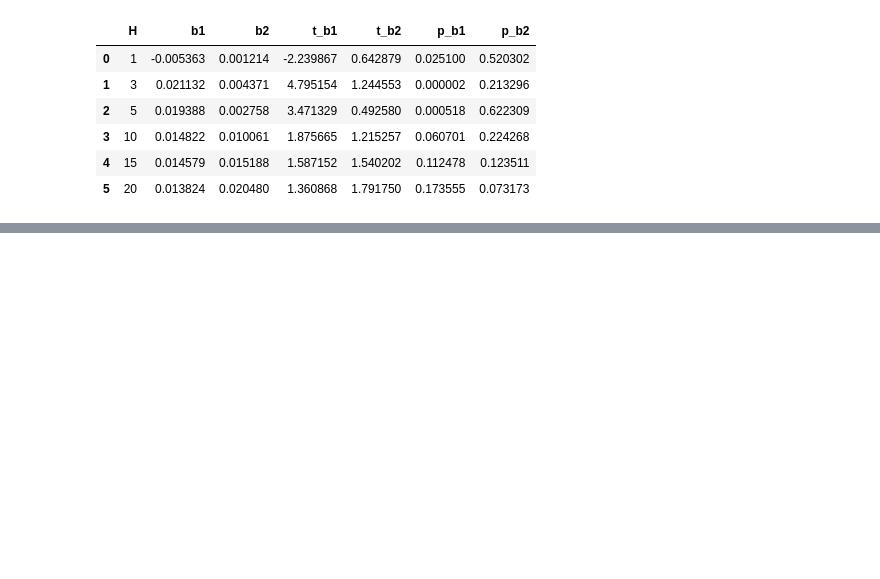
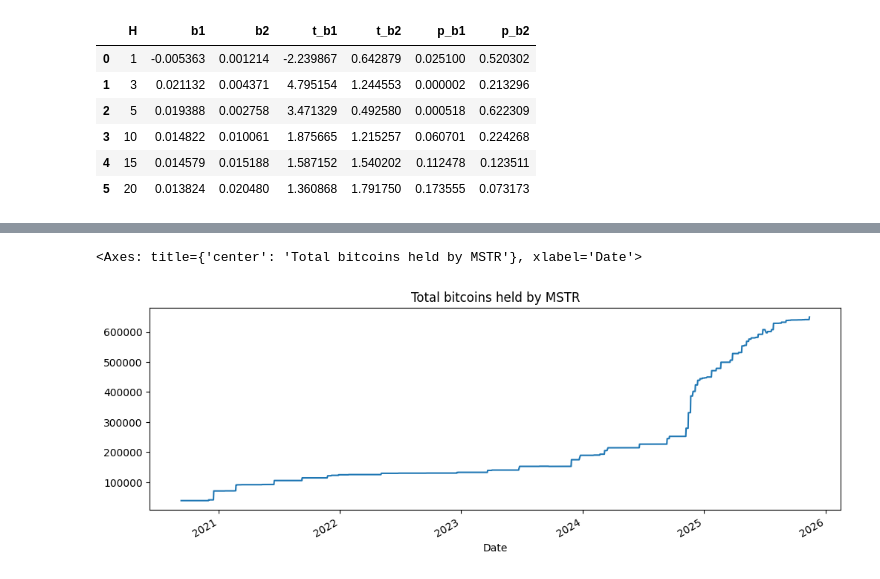
Before and after one commit to spxrq/mstr-bullcall-spread-strategy, a Jupyter notebook: notebooks/01_explore_btc_mstr.ipynb, the cells around one changed output, grey strips where cells are left out. Drawn from its saved outputs; the diff is of its cells as text; code cells hidden in the pictures; blank space fills up the shorter version.

```diff
--- a/notebooks/01_explore_btc_mstr.ipynb
+++ b/notebooks/01_explore_btc_mstr.ipynb
@@ -379,0 +382,10 @@ pd.DataFrame(results)
+# %%
+mstr_holdings = pd.read_csv("../data/MSTR_holdings.csv")
+mstr_holdings = mstr_holdings.rename(columns={"DateTime": "date", "BTC holdings": "btc_holdings"})
+mstr_holdings["date"] = pd.to_datetime(mstr_holdings["date"])
+mstr_holdings = mstr_holdings.set_index("date")
+
+mstr_holdings.index = mstr_holdings.index.normalize()    # sets time to 00:00:00
+
+mstr_holdings.info()
+mstr_holdings.tail()
@@ -379,0 +408,4 @@ pd.DataFrame(results)
+# %%
+mstr_holdings = mstr_holdings.reindex(mstr.index).ffill()
+mstr = pd.concat([mstr, mstr_holdings], axis=1)
+mstr.info()
@@ -379,0 +431,5 @@ pd.DataFrame(results)
+# %%
+mstr["btc_holdings"].plot(figsize=(12,4), title="Total bitcoins held by MSTR")
+# %% [output]
+<Axes: title={'center': 'Total bitcoins held by MSTR'}, xlabel='Date'>
+[figure, added]
```
Also changed, not shown: parts of 5 cells of this notebook.
